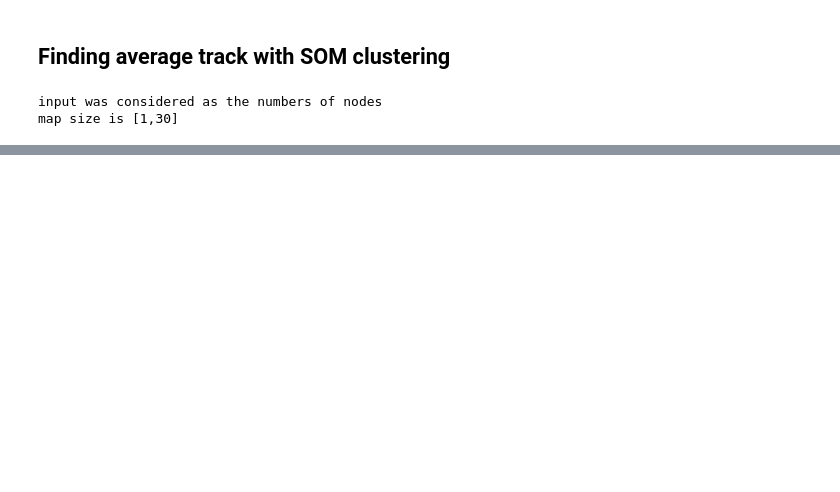
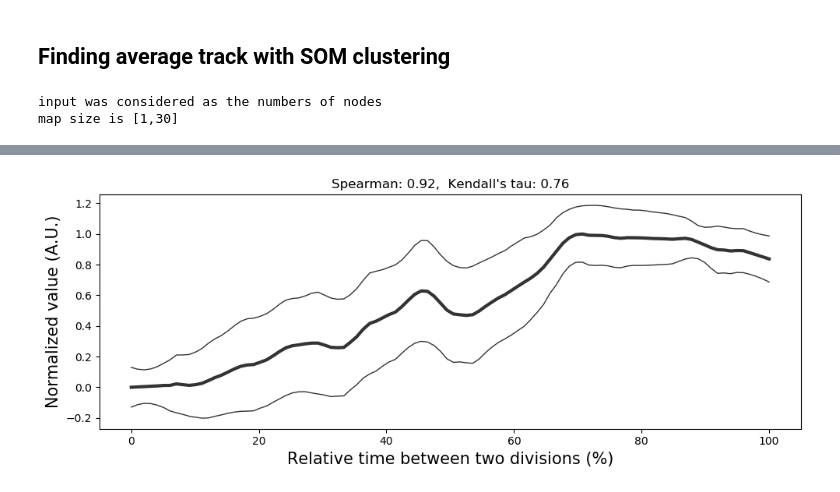
Before and after one commit to alexander-rakhlin/DeepCycle, a Jupyter notebook: notebooks/DAPI.ipynb, the cells around one changed output, grey strips where cells are left out. Saved outputs shown, nothing was run; the diff lists cells and outputs as text; code cells hidden in the pictures; blank space fills up the shorter version.

```diff
--- a/notebooks/DAPI.ipynb
+++ b/notebooks/DAPI.ipynb
@@ -145,0 +189,4 @@ correlation_plot(cell_df, df_index, som_bmu, gfp_key='GFP_20', cy3_key='Cy3_20')
+# %%
+correlation_plot(cell_df.loc[df_index_all[::10].flatten()], df_index_all[::10], som_bmu_all, gfp_key='GFP_20', cy3_key='Cy3_20')
+# %% [output]
+[figure, added]
```
Also changed, not shown: parts of 13 cells of this notebook, 3 other files.
